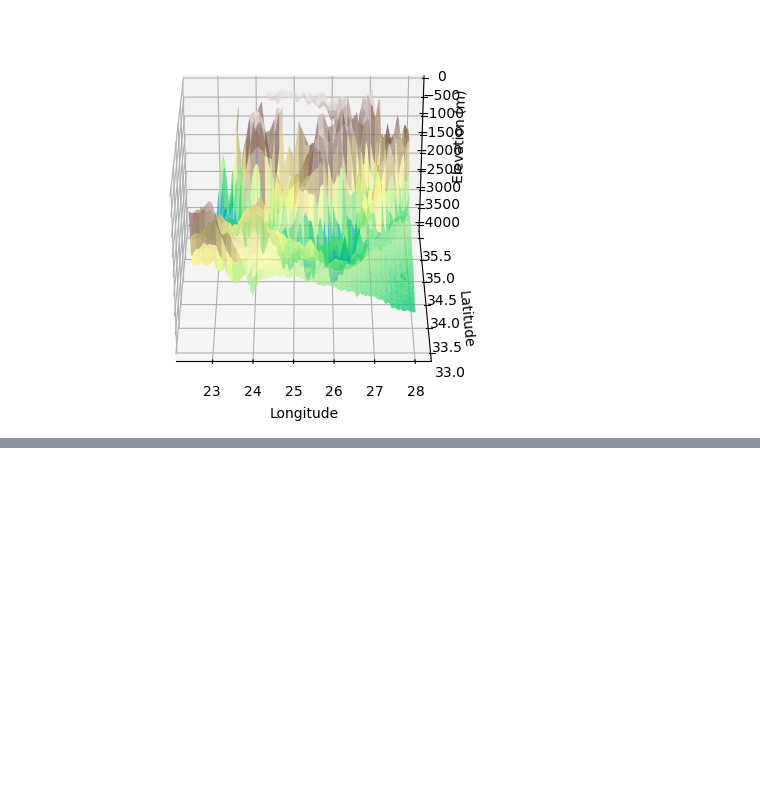
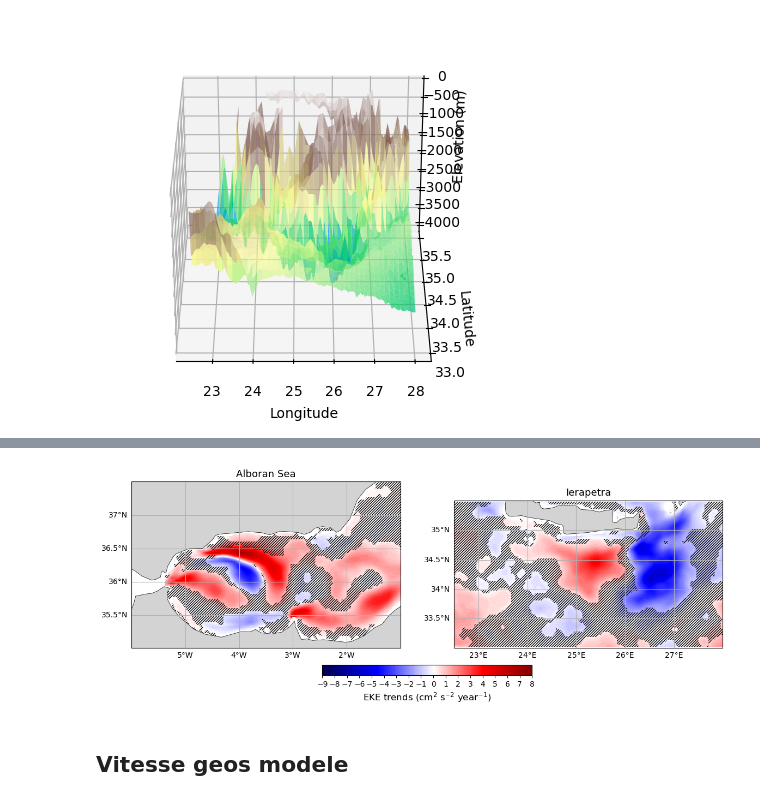
Before and after one commit to phargous/Argo, a Jupyter notebook: code/notebooks/2model.ipynb, the cells around one changed output, grey strips where cells are left out. Drawn from its saved outputs; the diff is of its cells as text; code cells hidden in the pictures; blank space fills up the shorter version.

```diff
--- a/code/notebooks/2model.ipynb
+++ b/code/notebooks/2model.ipynb
@@ -32,8 +36,8 @@ ssh_iera = xr.open_dataset('../../data/006_004_medmfc_ssh_iera.nc')
 thetao_iera = xr.open_dataset('../../data/006_004_medmfc_thetao_iera.nc')
 uovo_iera = xr.open_dataset('../../data/006_004_medmfc_uovo_iera.nc')
 #Car je n'ai pas pu enregistré uovo_iera2, l'ordi plante
-valid_depth = bathy_iera.mask.any(dim=["latitude", "longitude"])
-bathy_iera = bathy_iera.sel(depth=valid_depth)
-uovo_iera = uovo_iera.sel(depth=valid_depth)
+# valid_depth = bathy_iera.mask.any(dim=["latitude", "longitude"])
+# bathy_iera = bathy_iera.sel(depth=valid_depth)
+# uovo_iera = uovo_iera.sel(depth=valid_depth)
 # %%
 #to delete unuseful depth levels
@@ -488,0 +440,74 @@ plt.show()
+# %%
+sl_alb_mod = np.load('../../results/model_alb_slpintns.npy', allow_pickle=True)
+sl_alb_mod = sl_alb_mod.item()
+
+sl_iera_mod = np.load('../../results/model_iera_slpintns.npy', allow_pickle=True)
+sl_iera_mod = sl_iera_mod.item()
+# %%
+fig = plt.figure(figsize=(14, 5))
+ax1 = fig.add_subplot(1, 2, 1, projection=ccrs.Mercator())
+ax2 = fig.add_subplot(1, 2, 2, projection=ccrs.Mercator())
+
+# Alboran
+lon_min_alb = -6
+lon_max_alb = -1
+lat_min_alb = 35
+lat_max_alb = 37.5
+
+# Ierapetra
+lon_min_iera = 22.5
+lon_max_iera = 28
+lat_min_iera = 33
+lat_max_iera = 35.5
+
+ax1.set_extent([lon_min_alb, lon_max_alb, lat_min_alb, lat_max_alb], crs=ccrs.PlateCarree())
+ax2.set_extent([lon_min_iera, lon_max_iera, lat_min_iera, lat_max_iera], crs=ccrs.PlateCarree())
+
+for ax in [ax1, ax2]:
+    gl = ax.gridlines(draw_labels=True, dms=False, x_inline=False, y_inline=False)
+    gl.top_labels = False
+    gl.right_labels = False
+    gl.xlabel_style = {'size': 10, 'color': 'black'}
+    gl.ylabel_style = {'size': 10, 'color': 'black'}
+
+lon_alb = uovo_alb.longitude.values
+lat_alb = uovo_alb.latitude.values
+lon_iera = uovo_iera.longitude.values
+lat_iera = uovo_iera.latitude.values
+
+vmin = -9
+vmax = 8
+norm = TwoSlopeNorm(vmin=vmin, vcenter=0, vmax=vmax)
+levels = np.linspace(vmin, vmax, 100)
+contour1 = ax1.contourf(lon_alb, lat_alb, sl_alb_mod['slope'] * 365,
+                        levels=levels, cmap='seismic', norm=norm, transform=ccrs.PlateCarree())
+# Significance hatching
+mask_alb_mod = np.where(sl_alb_mod['pvalue'] > 0.05, 1, np.nan)
+ax1.contourf(lon_alb, lat_alb, mask_alb_mod,
+             levels=[0.99, 1.01], colors='none', hatches=['///////'], transform=ccrs.PlateCarree())
+
+
+contour2 = ax2.contourf(lon_iera, lat_iera, sl_iera_mod['slope'] * 365,
+                        levels=levels, cmap='seismic', norm=norm, transform=ccrs.PlateCarree())
+# Significance hatching
+mask_iera_mod = np.where(sl_iera_mod['pvalue'] > 0.05, 1, np.nan)
+ax2.contourf(lon_iera, lat_iera, mask_iera_mod, levels=[0.99, 1.01],
+             colors='none', hatches=['///////'], transform=ccrs.PlateCarree())
+
+ccrs_land = cfeature.NaturalEarthFeature('physical', 'land',
+    '50m', edgecolor='black', facecolor='lightgrey', linewidth=0.5)
+for ax in [ax1, ax2]:
+    ax.add_feature(ccrs_land)
+
+ax1.set_title('Alboran Sea', fontsize=13)
+ax2.set_title('Ierapetra', fontsize=13)
+cbar = fig.colorbar(contour1, ax=[ax1, ax2], orientation='horizontal', pad=0.08, fraction=0.05)
+cbar.set_label(r'EKE trends (cm$^2$ s$^{-2}$ year$^{-1}$)', fontsize=12)
+cbar.ax.tick_params(labelsize=10)
+cbar.set_ticks(np.arange(vmin, vmax + 1, 1))
+
+plt.show()
+# %% [output]
+[figure, added]
+# %% [markdown]
+## Vitesse geos modele
```
Also changed, not shown: parts of 44 cells of this notebook, 7 other files.
